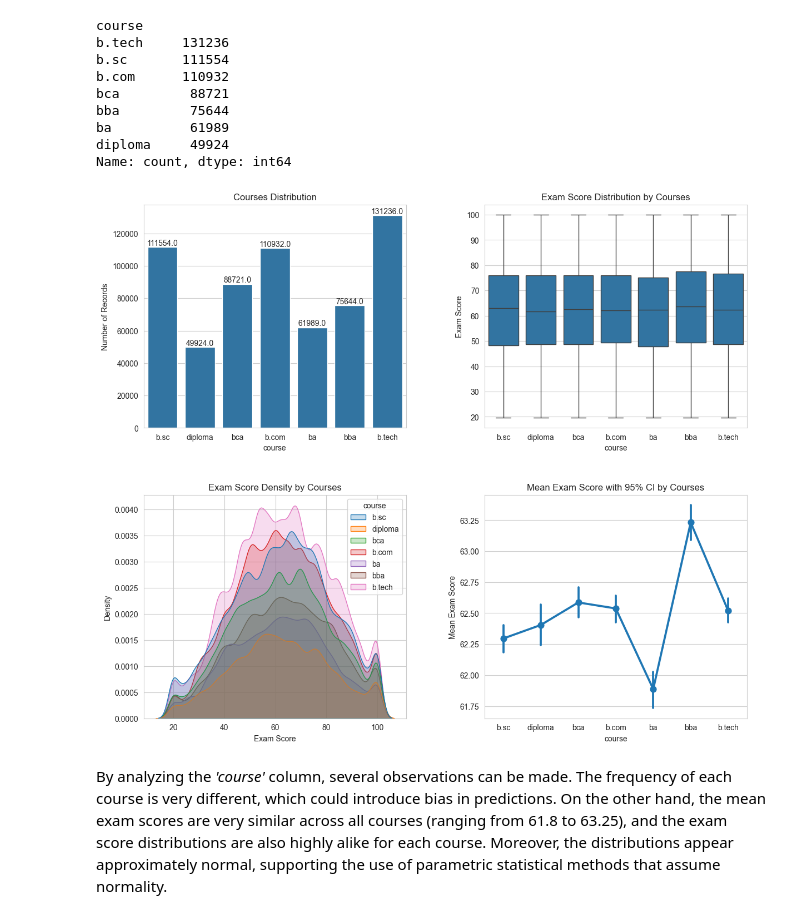
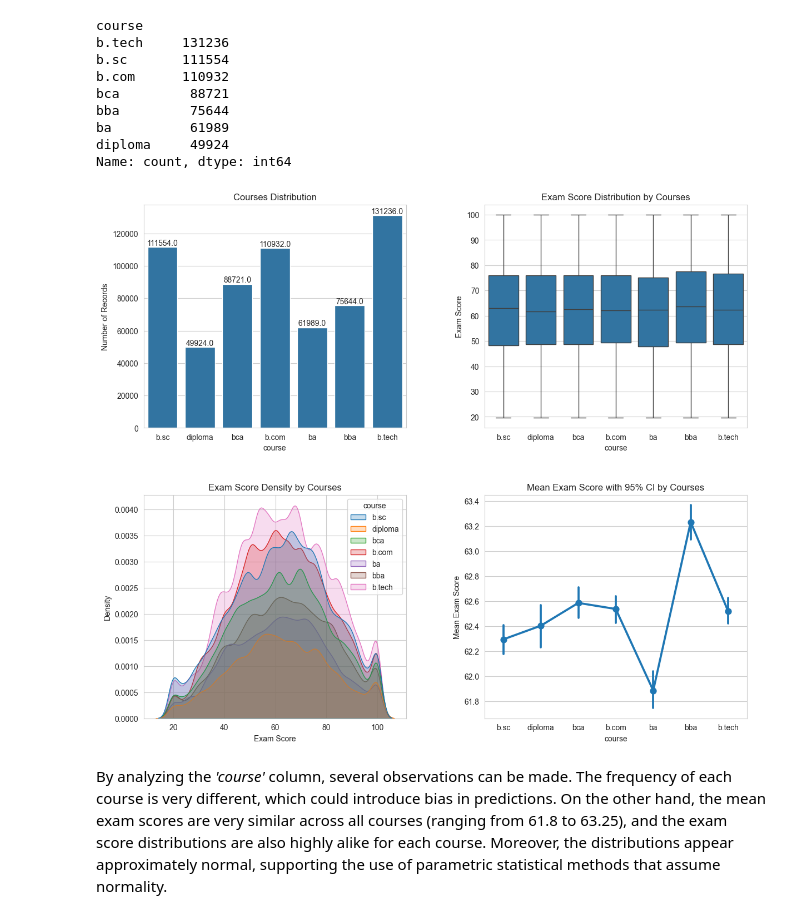
Before and after one commit to matcze/prediction_score, a Jupyter notebook: pred_score.ipynb, the cells around one changed output. Saved outputs shown, nothing was run; the diff lists cells and outputs as text; code cells hidden in the pictures.

```diff
--- a/pred_score.ipynb
+++ b/pred_score.ipynb
@@ -220,33 +220,33 @@ Name: count, dtype: int64
 # %%
 fig, ax = plt.subplots(2, 2, figsize=(14, 12))
 ax = ax.flatten()
 
 sns.countplot(x="course", data=dataset_train, ax=ax[0])
 for p in ax[0].patches:
     ax[0].annotate(f"{p.get_height()}",
                  (p.get_x() + p.get_width() / 2., p.get_height()),
                  ha="center", va="bottom")
 ax[0].set_title("Courses Distribution")
 ax[0].set_ylabel("Number of Records")
 
 sns.boxplot(x="course", y="exam_score", data=dataset_train,
             ax=ax[1], showfliers=False)
 ax[1].set_title("Exam Score Distribution by Courses")
 ax[1].set_ylabel("Exam Score")
 
 sns.kdeplot(data=dataset_train, x="exam_score", hue="course", fill=True, ax=ax[2])
 ax[2].set_title("Exam Score Density by Courses")
 ax[2].set_xlabel("Exam Score")
 
-sns.pointplot(x="course", y="exam_score", data=dataset_train, ci=95, ax=ax[3])
+sns.pointplot(x="course", y="exam_score", data=dataset_train, ax=ax[3])
 ax[3].set_title("Mean Exam Score with 95% CI by Courses")
 ax[3].set_ylabel("Mean Exam Score")
 
 
 plt.subplots_adjust(hspace=0.3, wspace=0.3)
 plt.show()
 # %% [output]
-[figure, old version]
+[figure, new version]
 # %% [markdown]
 By analyzing the *'course'* column, several observations can be made. The frequency of each course is very different, which could introduce bias in predictions. On the other hand, the mean exam scores are very similar across all courses (ranging from 61.8 to 63.25), and the exam score distributions are also highly alike for each course. Moreover, the distributions appear approximately normal, supporting the use of parametric statistical methods that assume normality.
 # %% [markdown]
```
Also changed, not shown: parts of 23 cells of this notebook.
